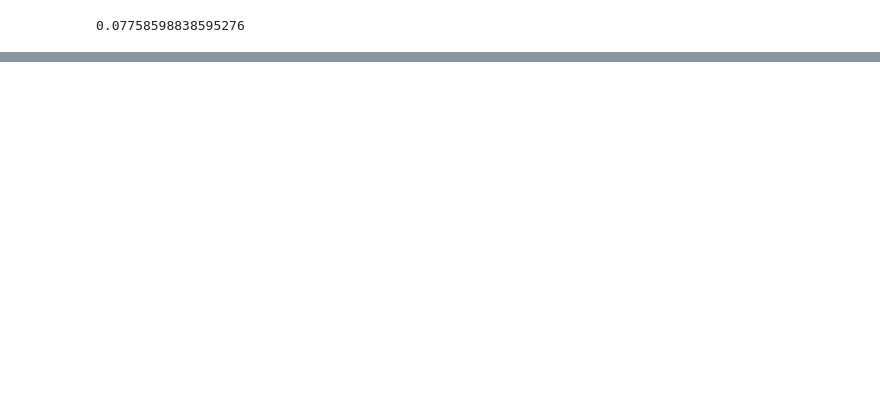
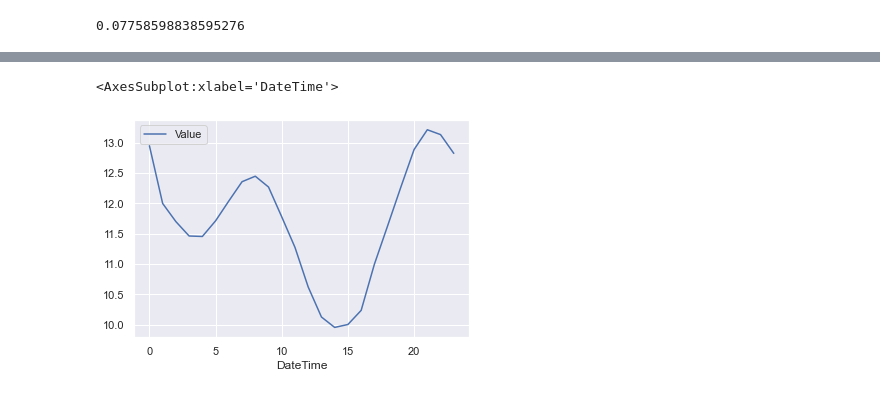
Before and after one commit to yulun-cd/IGS, a Jupyter notebook: DataAnalysis.ipynb, the cells around one changed output, grey strips where cells are left out. Drawn from its saved outputs; the diff is of its cells as text; code cells hidden in the pictures; blank space fills up the shorter version.

Commit message:
use hourly data

```diff
--- a/DataAnalysis.ipynb
+++ b/DataAnalysis.ipynb
@@ -456,0 +575,3 @@ high.corr().round(3)
+# %%
+hourly=pd.read_csv('data/hourly.csv')
+hourly.info()
@@ -456,0 +589,7 @@ high.corr().round(3)
+# %%
+hourly['DateTime']=pd.to_datetime(hourly['DateTime'])
+# %%
+hourly.groupby(hourly['DateTime'].dt.hour).mean().plot()
+# %% [output]
+<AxesSubplot:xlabel='DateTime'>
+[figure, added]
```
Also changed, not shown: parts of 39 cells of this notebook.
